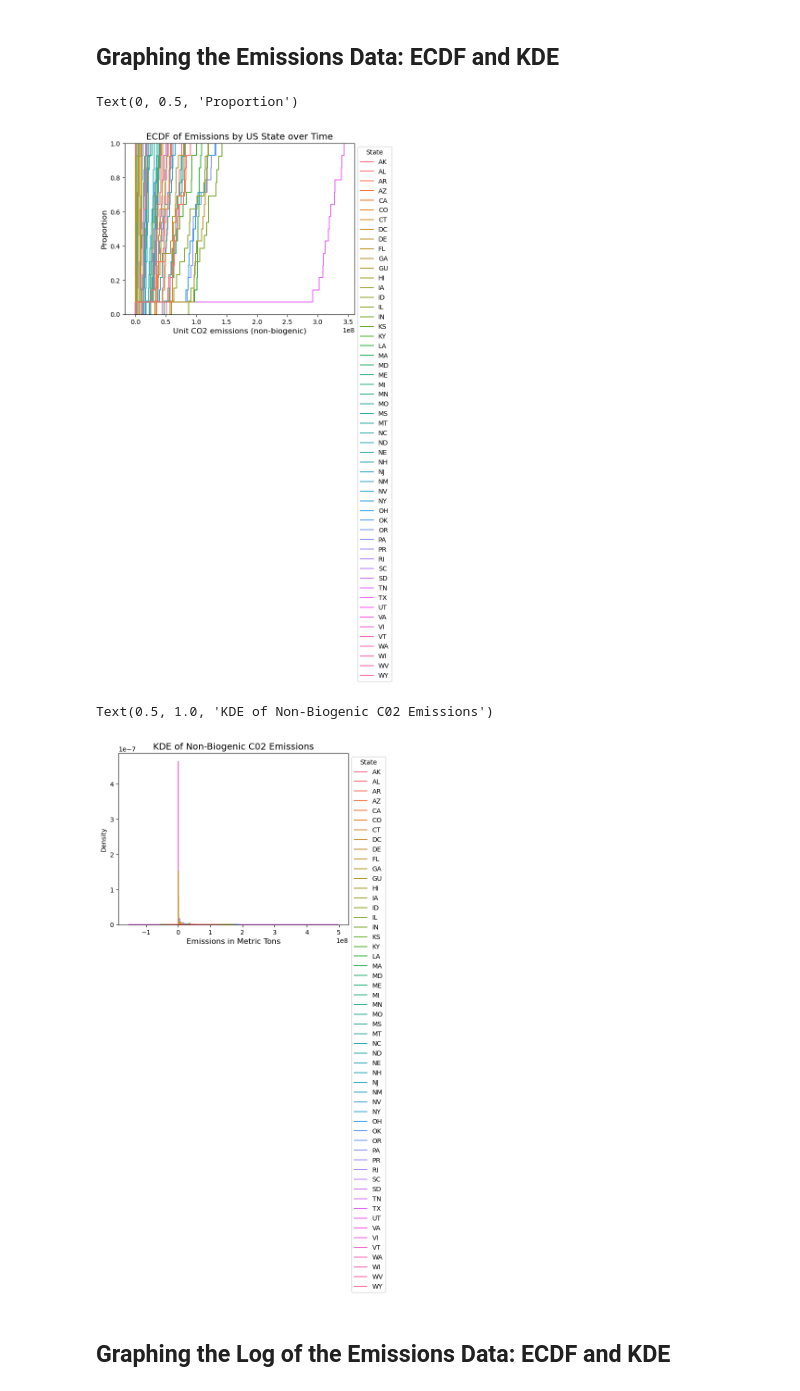
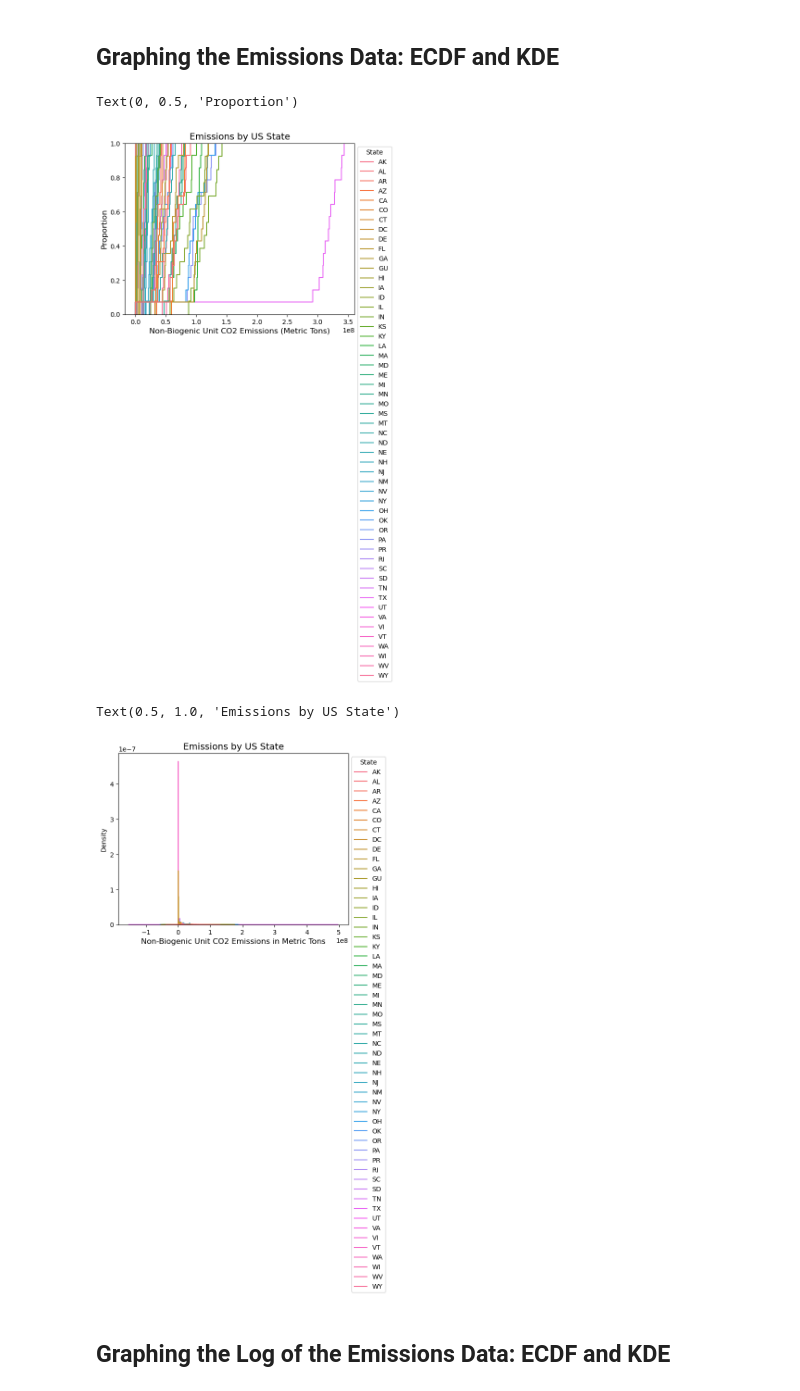
Before and after one commit to caroline-kranefuss/us_facilities_emissions, a Jupyter notebook: questions_3_4.ipynb, the cells around one changed output. Drawn from its saved outputs; the diff is of its cells as text; code cells hidden in the pictures.

```diff
--- a/questions_3_4.ipynb
+++ b/questions_3_4.ipynb
@@ -154,21 +154,21 @@ dtype: int64
 # ECDF of CO2 emissions (no log transformation ) metric tons
 ax = sns.ecdfplot(data=grouped_emissions, x="Non-Biogenic Unit CO2 Emissions", hue = "State")
 sns.move_legend(ax, "upper left", bbox_to_anchor=(1, 1))
-ax.set_title("ECDF of Emissions by US State over Time", fontsize=14)
-ax.set_xlabel("Unit CO2 emissions (non-biogenic)", fontsize=12)
+ax.set_title("Emissions by US State", fontsize=14)
+ax.set_xlabel("Non-Biogenic Unit CO2 Emissions (Metric Tons)", fontsize=12)
 ax.set_ylabel("Proportion", fontsize=12)
 # %% [output]
 Text(0, 0.5, 'Proportion')
-[figure, old version]
+[figure, new version]
 # %%
 # KDE of CO2 emissions (no log transformation ) metric tons
-ax = sns.kdeplot(data=grouped_emissions, x="Year", hue="State")
+ax = sns.kdeplot(data=grouped_emissions, x="Non-Biogenic Unit CO2 Emissions", hue="State")
 sns.move_legend(ax, "upper left", bbox_to_anchor=(1, 1))
-ax.set_xlabel("Emissions in Metric Tons", fontsize=12)
-ax.set_title("KDE of Non-Biogenic C02 Emissions", fontsize=14)
+ax.set_xlabel("Non-Biogenic Unit CO2 Emissions in Metric Tons", fontsize=12)
+ax.set_title("Emissions by US State", fontsize=14)
 # %% [output]
-Text(0.5, 1.0, 'KDE of Non-Biogenic C02 Emissions')
+Text(0.5, 1.0, 'Emissions by US State')
-[figure, old version]
+[figure, new version]
 # %% [markdown]
 ## Graphing the Log of the Emissions Data: ECDF and KDE
 # %%
```
Also changed, not shown: parts of 10 cells of this notebook.
